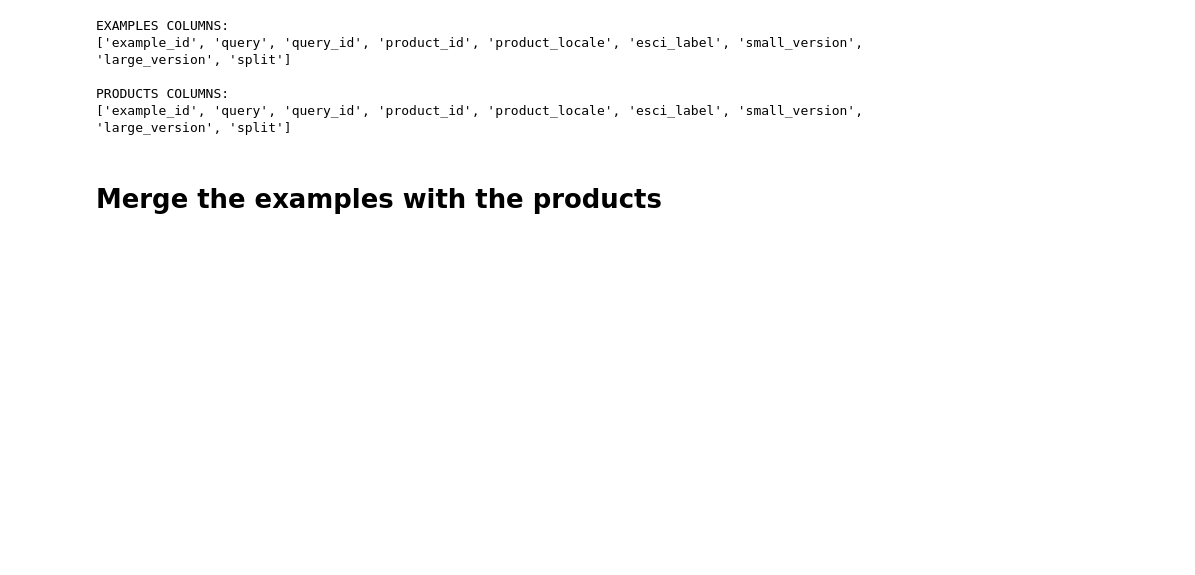
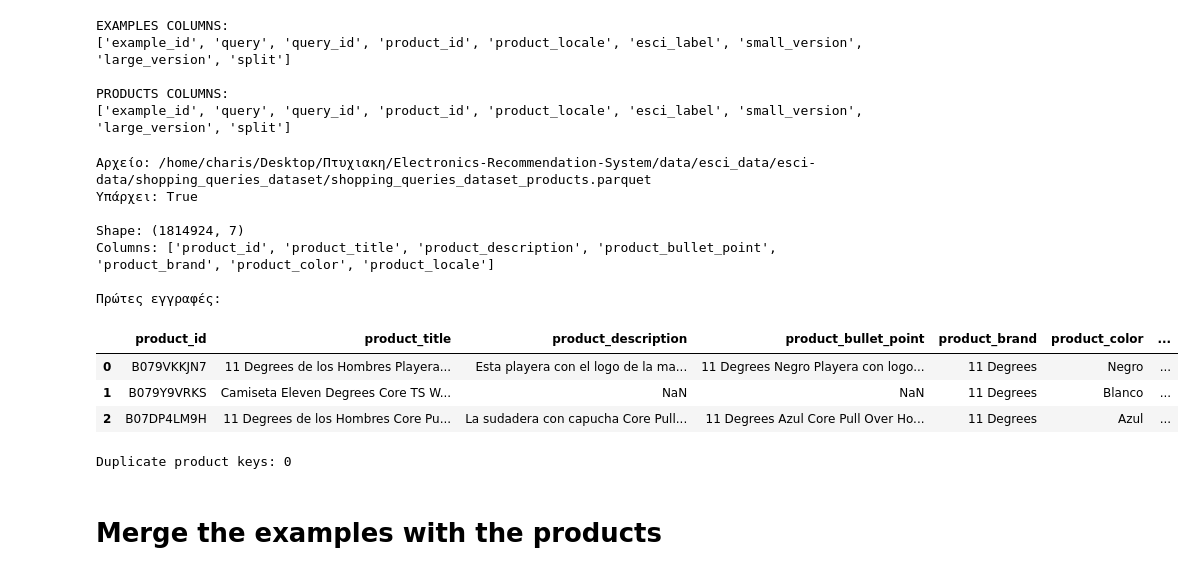
Before and after one commit to CharalamposZisis/Amazon-Recommendation-System, a Jupyter notebook: data/esci_data/download_esci_data.ipynb, the cells around one changed output. Saved outputs shown, nothing was run; the diff lists cells and outputs as text; code cells hidden in the pictures; blank space fills up the shorter version.

```diff
--- a/data/esci_data/download_esci_data.ipynb
+++ b/data/esci_data/download_esci_data.ipynb
@@ -167,28 +118,40 @@ EXAMPLES COLUMNS:
 PRODUCTS COLUMNS:
 ['example_id', 'query', 'query_id', 'product_id', 'product_locale', 'esci_label', 'small_version', 'large_version', 'split']
 # %%
+import pandas as pd
+from pathlib import Path
 
-# import pandas as pd
-# from pathlib import Path
+# Ελέγχουμε το αρχείο απευθείας από τον δίσκο
+path = Path("/home/charis/Desktop/Πτυχιακη/Electronics-Recommendation-System/data/esci_data/esci-data/shopping_queries_dataset/shopping_queries_dataset_products.parquet")
 
-# # Ελέγχουμε το αρχείο απευθείας από τον δίσκο
-# path = Path("/home/charis/Desktop/Πτυχιακη/Electronics-Recommendation-System/data/esci_data/esci-data/shopping_queries_dataset/shopping_queries_dataset_products.parquet")
+print("Αρχείο:", path.resolve())
+print("Υπάρχει:", path.exists())
 
-# print("Αρχείο:", path.resolve())
-# print("Υπάρχει:", path.exists())
+products_check = pd.read_parquet(path)
 
-# products_check = pd.read_parquet(path)
+print("\nShape:", products_check.shape)
+print("Columns:", products_check.columns.tolist())
 
-# print("\nShape:", products_check.shape)
-# print("Columns:", products_check.columns.tolist())
+print("\nΠρώτες εγγραφές:")
+display(products_check.head(3))
 
-# print("\nΠρώτες εγγραφές:")
-# display(products_check.head(3))
-
-# print("\nDuplicate product keys:",
-#       products_check.duplicated(
-#           subset=["product_id", "product_locale"]
-#       ).sum())
+print("\nDuplicate product keys:",
+      products_check.duplicated(
+          subset=["product_id", "product_locale"]
+      ).sum())
+# %% [output]
+Αρχείο: /home/charis/Desktop/Πτυχιακη/Electronics-Recommendation-System/data/esci_data/esci-data/shopping_queries_dataset/shopping_queries_dataset_products.parquet
+Υπάρχει: True
+
+Shape: (1814924, 7)
+Columns: ['product_id', 'product_title', 'product_description', 'product_bullet_point', 'product_brand', 'product_color', 'product_locale']
+
+Πρώτες εγγραφές:
+|  | product_id | product_title | product_description | product_bullet_point | product_brand | product_color | ... |
+| 0 | B079VKKJN7 | 11 Degrees de los Hombres Playera... | Esta playera con el logo de la ma... | 11 Degrees Negro Playera con logo... | 11 Degrees | Negro | ... |
+| 1 | B079Y9VRKS | Camiseta Eleven Degrees Core TS W... | NaN | NaN | 11 Degrees | Blanco | ... |
+| 2 | B07DP4LM9H | 11 Degrees de los Hombres Core Pu... | La sudadera con capucha Core Pull... | 11 Degrees Azul Core Pull Over Ho... | 11 Degrees | Azul | ... |
+Duplicate product keys: 0
 # %% [markdown]
 # Merge the examples with the products
 # %%
```
Also changed, not shown: parts of 30 cells of this notebook.
